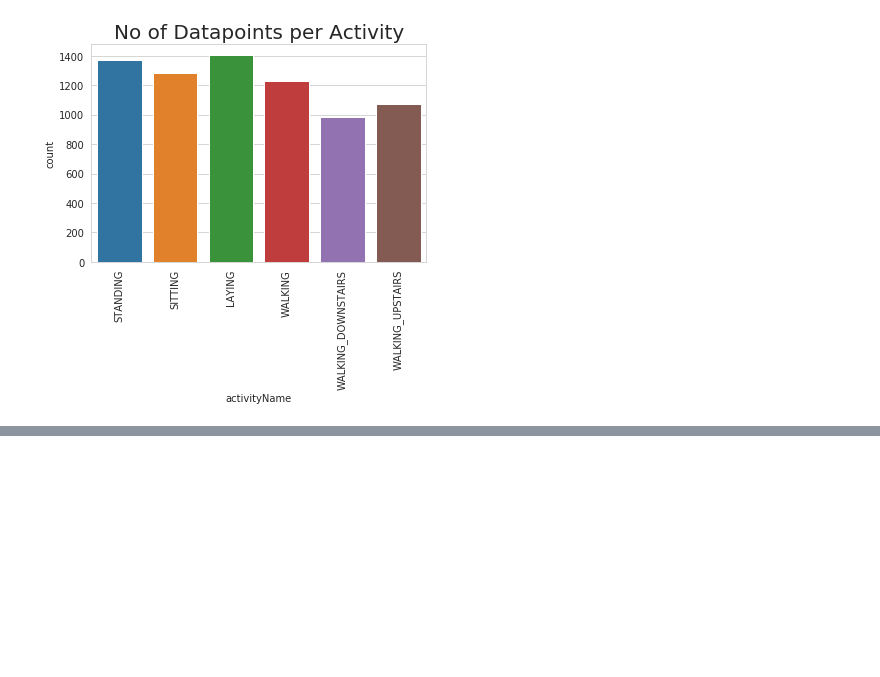
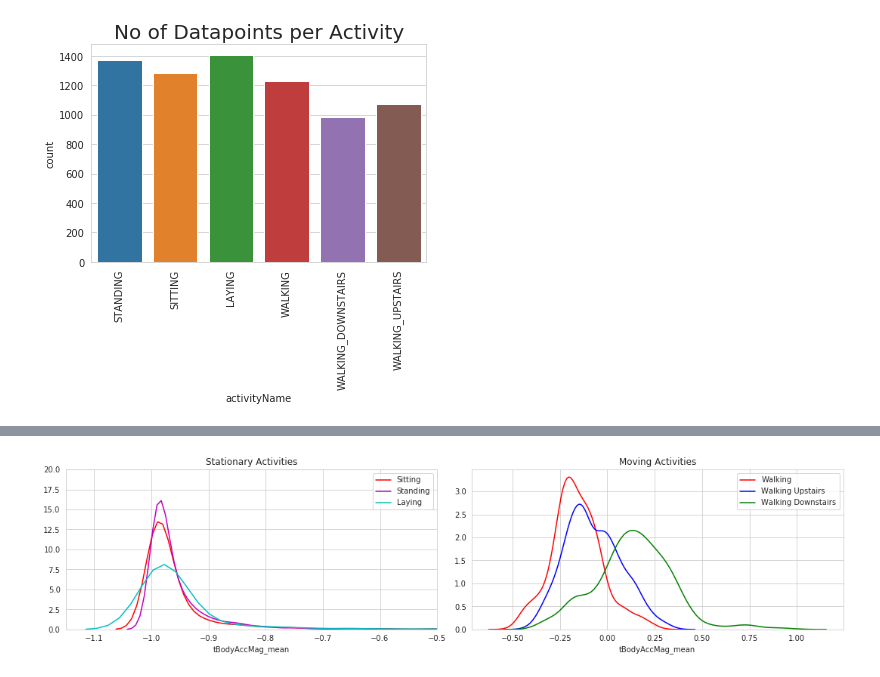
Before and after one commit to ashishsth7586/PyTorch, a Jupyter notebook: 04_Human_activity_recognition/Human Activity Recognition.ipynb, the cells around one changed output, grey strips where cells are left out. Saved outputs shown, nothing was run; the diff lists cells and outputs as text; code cells hidden in the pictures; blank space fills up the shorter version.

```diff
--- a/04_Human_activity_recognition/Human Activity Recognition.ipynb
+++ b/04_Human_activity_recognition/Human Activity Recognition.ipynb
@@ -165,0 +231,32 @@ plt.show()
+# %%
+# ploting histogram for stationary and moving activities in seperate plot
+
+walking_df = train[train['activity']==1]
+walkingUpstairs_df = train[train['activity']==2]
+walkingDownstairs_df = train[train['activity']==3]
+sitting_df = train[train['activity']==4]
+standing_df = train[train['activity']==5]
+laying_df = train[train['activity']==6]
+
+plt.figure(figsize=(15, 7))
+# for Stationary Activities
+plt.subplot(2, 2, 1)
+plt.title('Stationary Activities')
+sns.distplot(sitting_df['tBodyAccMag_mean'], color='r', hist=False, label = 'Sitting')
+sns.distplot(standing_df['tBodyAccMag_mean'], color='m', hist=False, label = 'Standing')
+sns.distplot(laying_df['tBodyAccMag_mean'], color='c', hist=False, label='Laying')
+plt.axis([-1.15, -0.5, 0, 20])
+plt.legend(loc='top')
+
+# Subplot for moving activities
+plt.subplot(2, 2, 2)
+plt.title("Moving Activities")
+sns.distplot(walking_df['tBodyAccMag_mean'], color='red', hist=False, label = 'Walking')
+sns.distplot(walkingUpstairs_df['tBodyAccMag_mean'], color='blue', hist=False, label = 'Walking Upstairs')
+sns.distplot(walkingDownstairs_df['tBodyAccMag_mean'], color='green', hist=False, label = 'Walking Downstairs')
+plt.legend(loc='top')
+
+plt.tight_layout()
+plt.show()
+# %% [output]
+[figure, added]
```
Also changed, not shown: parts of 28 cells of this notebook, 9 other files.
